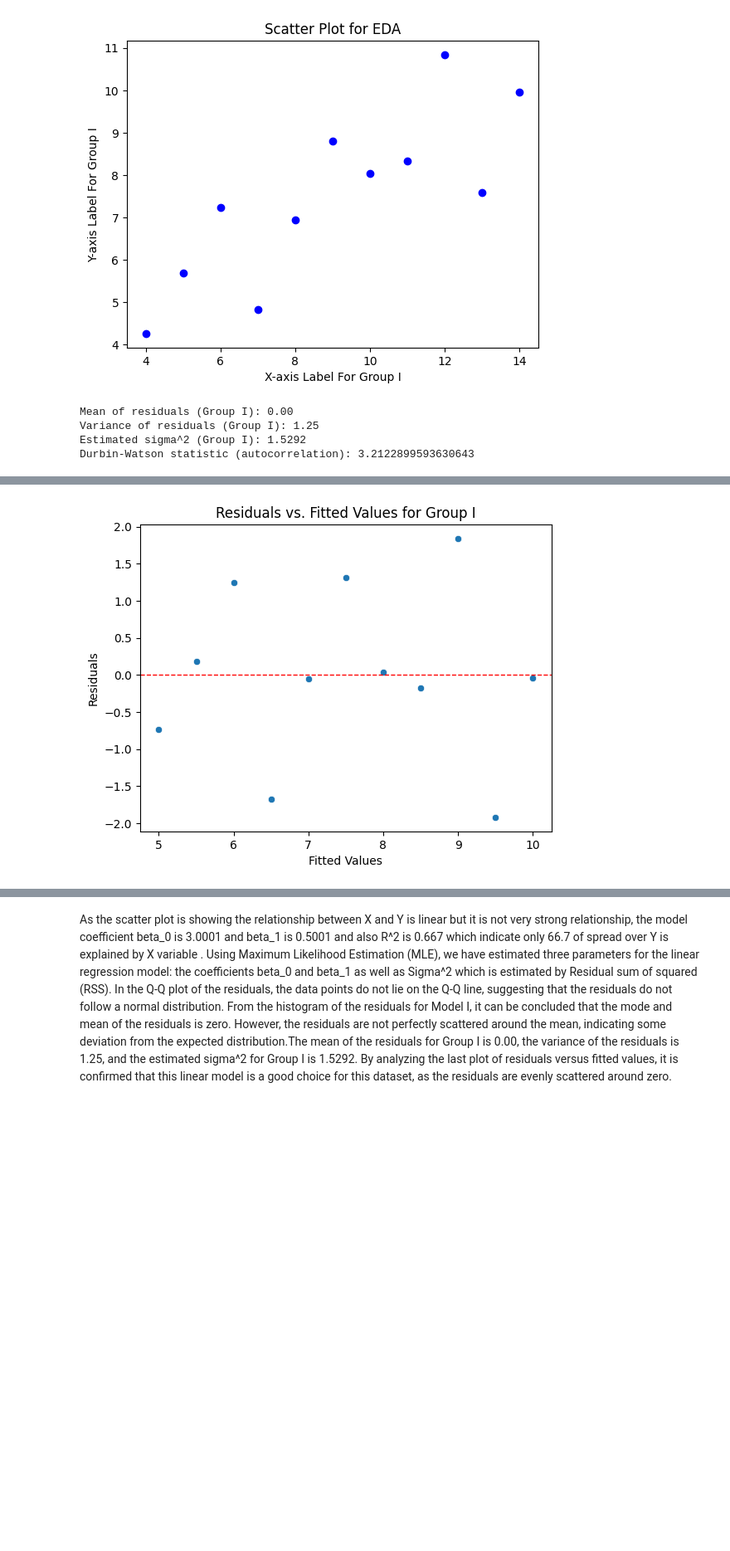
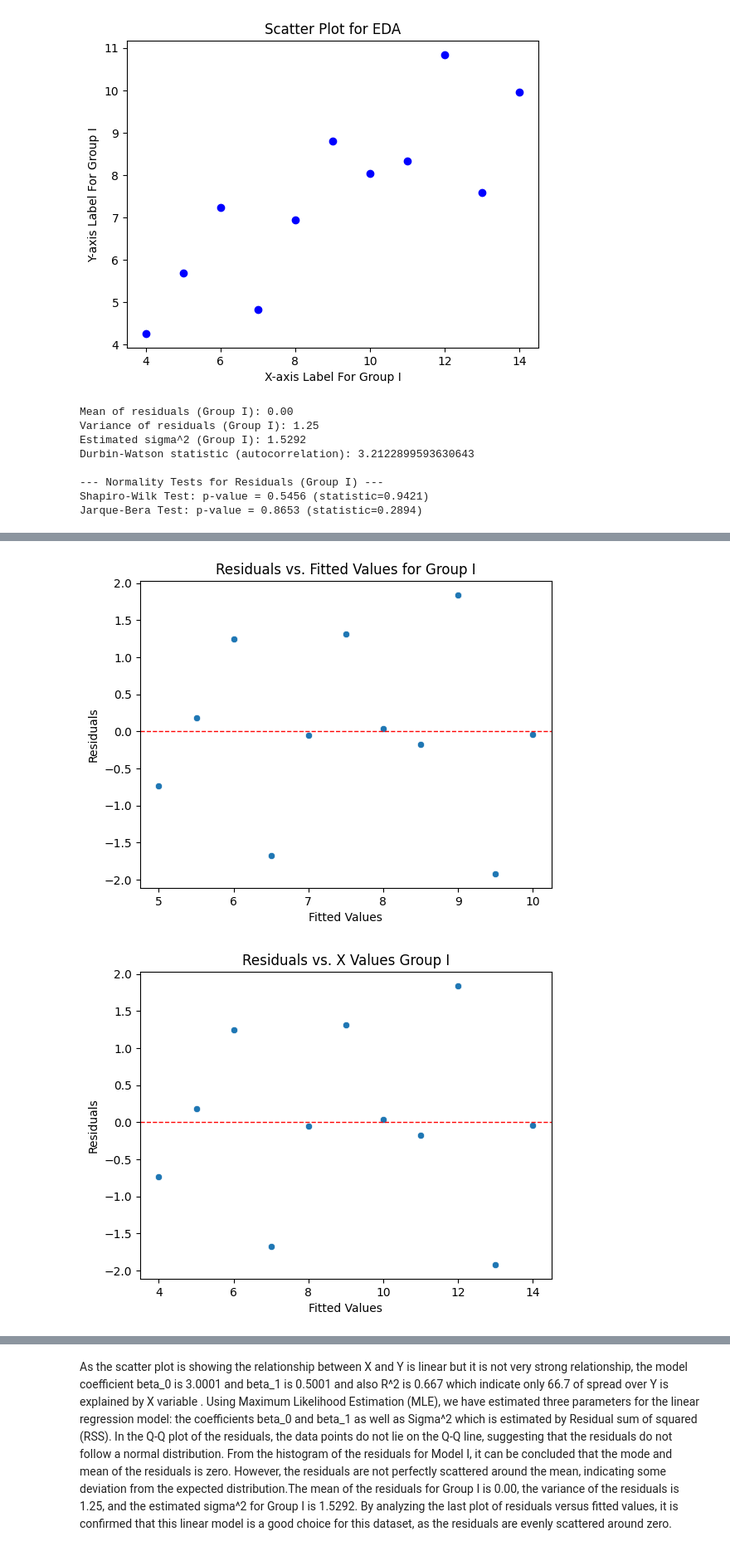
Before and after one commit to cmyguel/tru_linear_models_assignments, a Jupyter notebook: a2/LinearModel_assignment02.ipynb, the cells around one changed output, grey strips where cells are left out. Shown at 83% size. Cells and saved outputs as stored; diff of their text form; code cells hidden in the pictures; blank space fills up the shorter version.

Commit message:
assignment 2: version 1
- linear models
- results plots: residuals, leverage, distribution, regression, etc.
- evaluation: hypothesis tests for normality, correlation, etc
- notes on analysis results

```diff
--- a/a2/LinearModel_assignment02.ipynb
+++ b/a2/LinearModel_assignment02.ipynb
@@ -103,7 +107,9 @@ def plot_scatter(x, y, group_name:str):
 
     plt.show()
 # %%
-def evaluate_model(model, group_name:str="group_name")->dict:
+import scipy.stats as stats
+
+def evaluate_model(model, X, group_name:str="group_name")->dict:
     """
     Creates plots and statistics from fitted model
     """
@@ -125,6 +131,14 @@ def evaluate_model(model, group_name:str="group_name")->dict:
     print(f"Variance of residuals ({group_name}): {variance_residual:.2f}")
     print(f"Estimated sigma^2 ({group_name}): {sigma_squared:.4f}")
     print(f"Durbin-Watson statistic (autocorrelation):", durbin_watson(residuals))
+
+    # Normality Tests
+    shapiro_test = stats.shapiro(residuals)
+    jarque_bera_test = stats.jarque_bera(residuals)
+
+    print(f"\n--- Normality Tests for Residuals ({group_name}) ---")
+    print(f"Shapiro-Wilk Test: p-value = {shapiro_test.pvalue:.4f} (statistic={shapiro_test.statistic:.4f})")
+    print(f"Jarque-Bera Test: p-value = {jarque_bera_test.pvalue:.4f} (statistic={jarque_bera_test.statistic:.4f})")
 
     # Plot histogram of residuals
     plt.hist(residuals, bins=10, edgecolor="black", alpha=0.7)
@@ -153,6 +167,28 @@ def evaluate_model(model, group_name:str="group_name")->dict:
     plt.title(f"Residuals vs. Fitted Values for {group_name}")
     plt.show()
 
+    #residual and X values for model
+    sns.scatterplot(x=X, y=residuals)
+    plt.axhline(0, color='red', linestyle='--', linewidth=1)
+    plt.xlabel("Fitted Values")
+    plt.ylabel("Residuals")
+    plt.title(f"Residuals vs. X Values {group_name}")
+    plt.show()
+
+    # Residuals vs. Index Plot
+    plt.figure(figsize=(8, 5))
+    plt.scatter(range(len(residuals)), residuals, alpha=0.7)
+    plt.axhline(0, color='red', linestyle='--', linewidth=1)
+    plt.xlabel("Index")
+    plt.ylabel("Residuals")
+    plt.title(f"Residuals vs. Index for {group_name}")
+    plt.show()
+
+    # Leverage plot
+    sm.graphics.influence_plot(model, criterion="cooks")
+    plt.title(f"Influence Plot for {group_name}")
+    plt.show()
+
     evaluation = {
         "sigma_squared": sigma_squared,
         "RSS": RSS_1,
@@ -163,13 +199,18 @@ plot_scatter(anscombe_df.x1, anscombe_df.y1, "Group I")
 # %% [output]
 [figure]
 # %%
-eval1 = evaluate_model(model_1, "Group I")
+eval1 = evaluate_model(model_1, anscombe_df.x1, "Group I")
 # %% [output]
 Mean of residuals (Group I): 0.00
 Variance of residuals (Group I): 1.25
 Estimated sigma^2 (Group I): 1.5292
 Durbin-Watson statistic (autocorrelation): 3.2122899593630643
+
+--- Normality Tests for Residuals (Group I) ---
+Shapiro-Wilk Test: p-value = 0.5456 (statistic=0.9421)
+Jarque-Bera Test: p-value = 0.8653 (statistic=0.2894)
 [figure]
 [figure]
 [figure]
 [figure]
+[figure, added]
```
Also changed, not shown: parts of 12 cells of this notebook, 1 other file.
